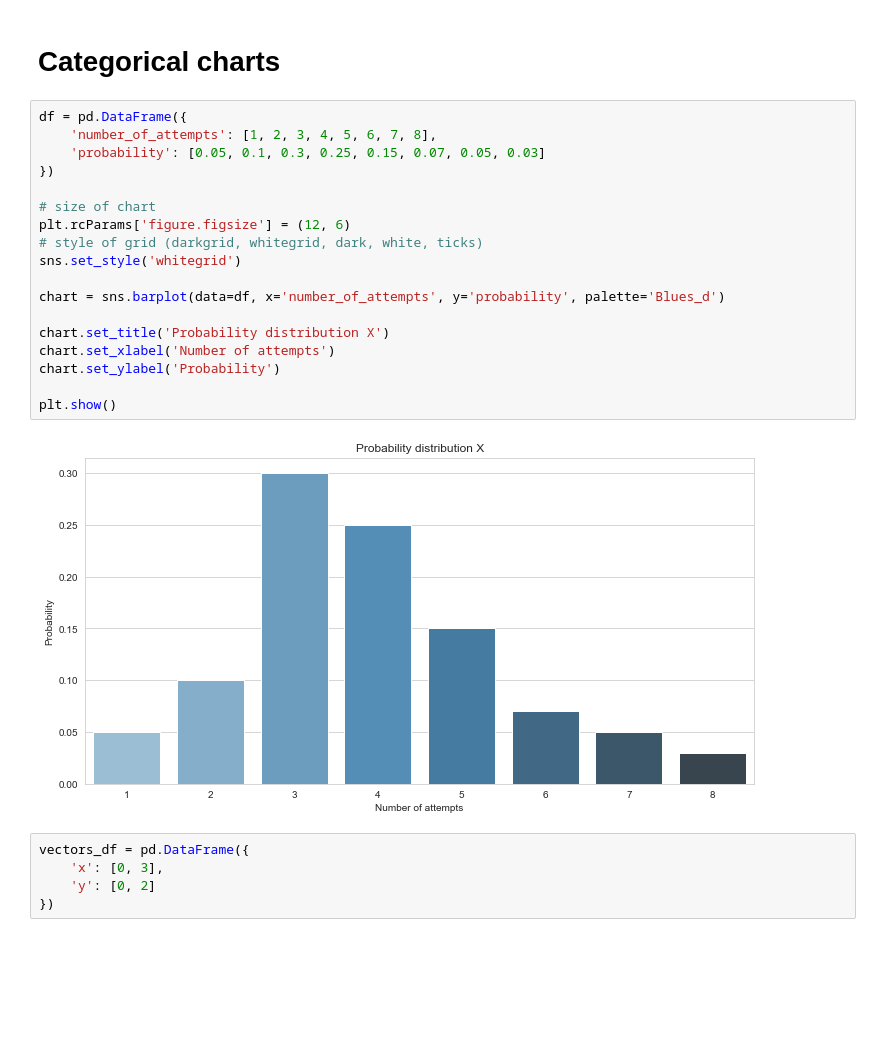
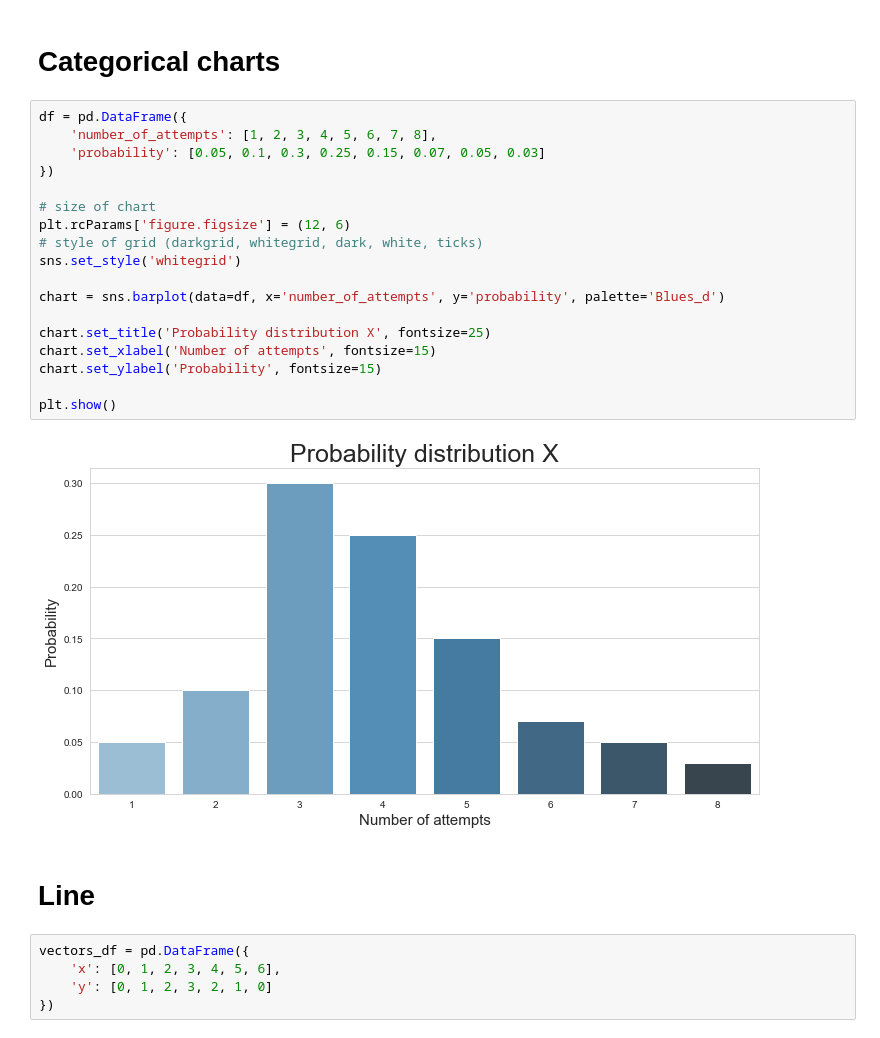
Before and after one commit to ekalachev/jupyter_charts, a Jupyter notebook: seaborn.ipynb, the cells around one changed output. Cells and saved outputs as stored; diff of their text form; blank space fills up the shorter version.

```diff
--- a/seaborn.ipynb
+++ b/seaborn.ipynb
@@ -10,27 +10,29 @@ import seaborn as sns
 # %%
 df = pd.DataFrame({
     'number_of_attempts': [1, 2, 3, 4, 5, 6, 7, 8],
     'probability': [0.05, 0.1, 0.3, 0.25, 0.15, 0.07, 0.05, 0.03]
 })
 
 # size of chart
 plt.rcParams['figure.figsize'] = (12, 6)
 # style of grid (darkgrid, whitegrid, dark, white, ticks)
 sns.set_style('whitegrid')
 
 chart = sns.barplot(data=df, x='number_of_attempts', y='probability', palette='Blues_d')
 
-chart.set_title('Probability distribution X')
-chart.set_xlabel('Number of attempts')
-chart.set_ylabel('Probability')
+chart.set_title('Probability distribution X', fontsize=25)
+chart.set_xlabel('Number of attempts', fontsize=15)
+chart.set_ylabel('Probability', fontsize=15)
 
 plt.show()
 # %% [output]
-[figure, old version]
+[figure, new version]
+# %% [markdown]
+# Line
 # %%
 vectors_df = pd.DataFrame({
-    'x': [0, 3],
-    'y': [0, 2]
+    'x': [0, 1, 2, 3, 4, 5, 6],
+    'y': [0, 1, 2, 3, 2, 1, 0]
 })
 # %%
 sns.lineplot(data=vectors_df, x='x', y='y')
```
Also changed, not shown: parts of 6 cells of this notebook.
